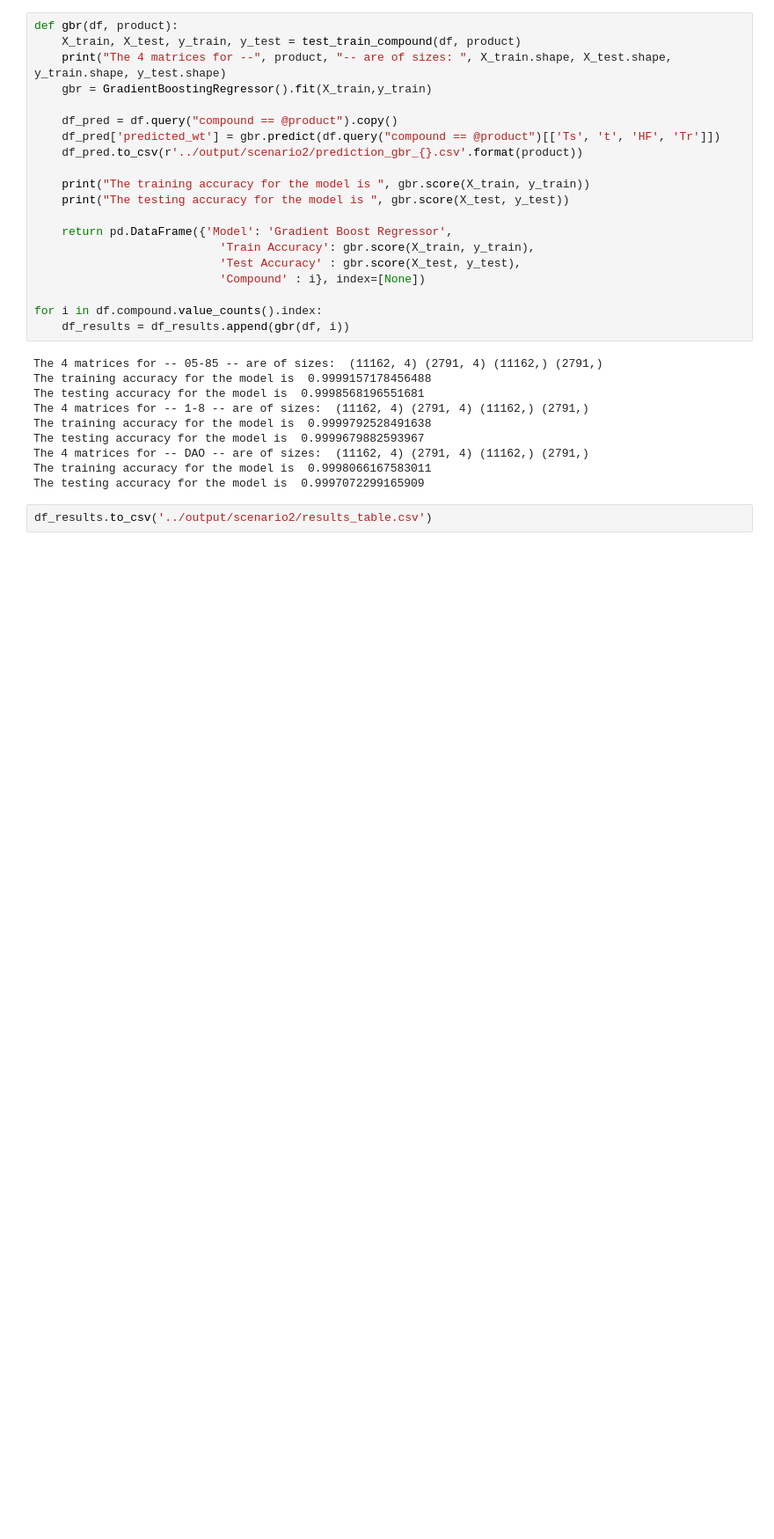
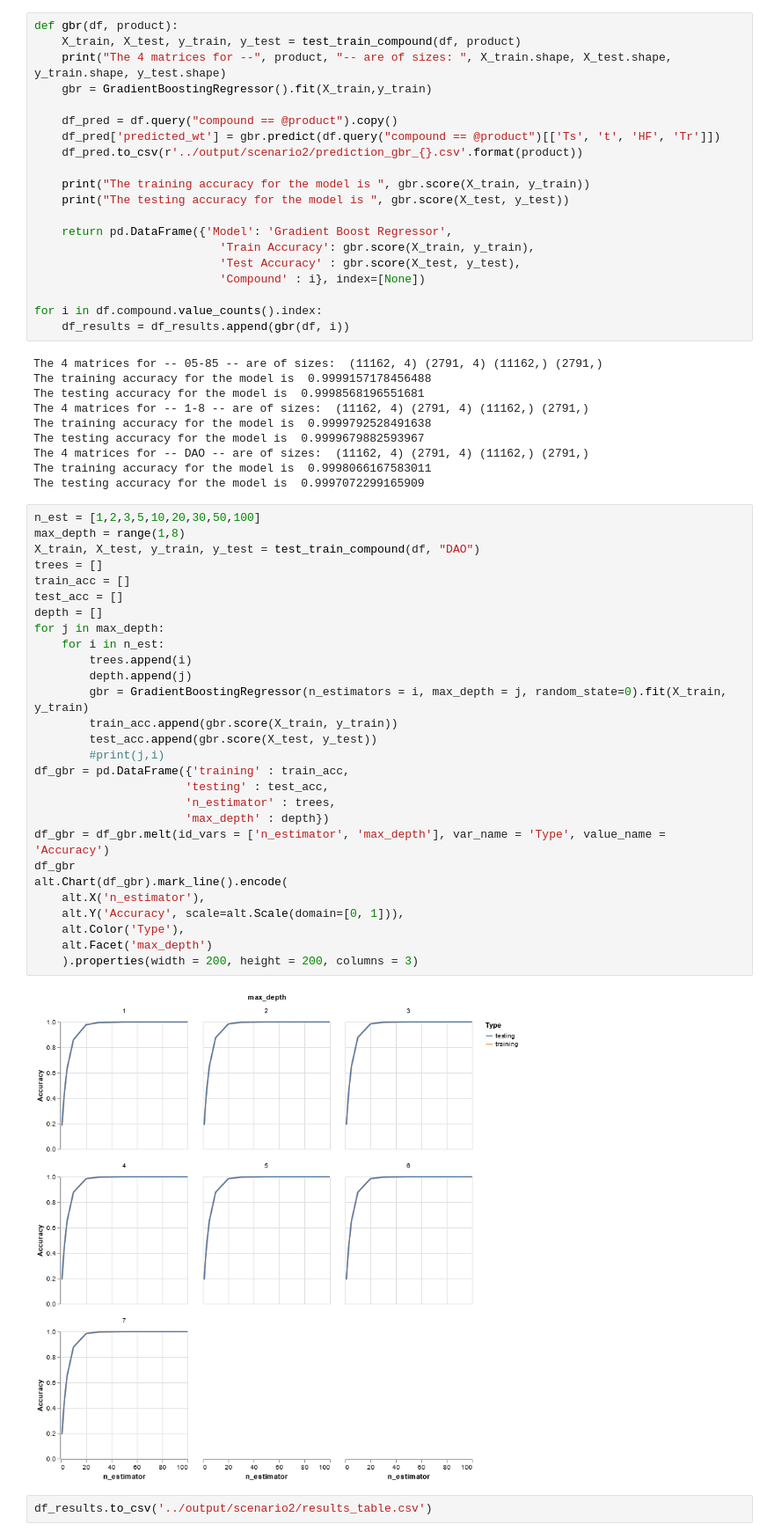
Before and after one commit to vigchandra/tga_dao_joy, a Jupyter notebook: model/s2_modelling_feed.ipynb, the cells around one changed output. Shown at 88% size. Cells and saved outputs as stored; diff of their text form; blank space fills up the shorter version.

Commit message:
Added gbr plots to all 6 scenarios

```diff
--- a/model/s2_modelling_feed.ipynb
+++ b/model/s2_modelling_feed.ipynb
@@ -409,5 +409,35 @@ The testing accuracy for the model is  0.9999679882593967
 The 4 matrices for -- DAO -- are of sizes:  (11162, 4) (2791, 4) (11162,) (2791,)
 The training accuracy for the model is  0.9998066167583011
 The testing accuracy for the model is  0.9997072299165909
+# %%
+n_est = [1,2,3,5,10,20,30,50,100]
+max_depth = range(1,8)
+X_train, X_test, y_train, y_test = test_train_compound(df, "DAO")
+trees = []
+train_acc = []
+test_acc = []
+depth = []
+for j in max_depth:
+    for i in n_est:
+        trees.append(i)
+        depth.append(j)
+        gbr = GradientBoostingRegressor(n_estimators = i, max_depth = j, random_state=0).fit(X_train, y_train)
+        train_acc.append(gbr.score(X_train, y_train))
+        test_acc.append(gbr.score(X_test, y_test))
+        #print(j,i)
+df_gbr = pd.DataFrame({'training' : train_acc,
+                      'testing' : test_acc,
+                      'n_estimator' : trees,
+                      'max_depth' : depth})
+df_gbr = df_gbr.melt(id_vars = ['n_estimator', 'max_depth'], var_name = 'Type', value_name = 'Accuracy')
+df_gbr
+alt.Chart(df_gbr).mark_line().encode(
+    alt.X('n_estimator'),
+    alt.Y('Accuracy', scale=alt.Scale(domain=[0, 1])),
+    alt.Color('Type'),
+    alt.Facet('max_depth')
+    ).properties(width = 200, height = 200, columns = 3)
+# %% [output]
+[figure, added]
 # %%
 df_results.to_csv('../output/scenario2/results_table.csv')
```
Also changed, not shown: parts of 1 cell of this notebook, 1 other file.
